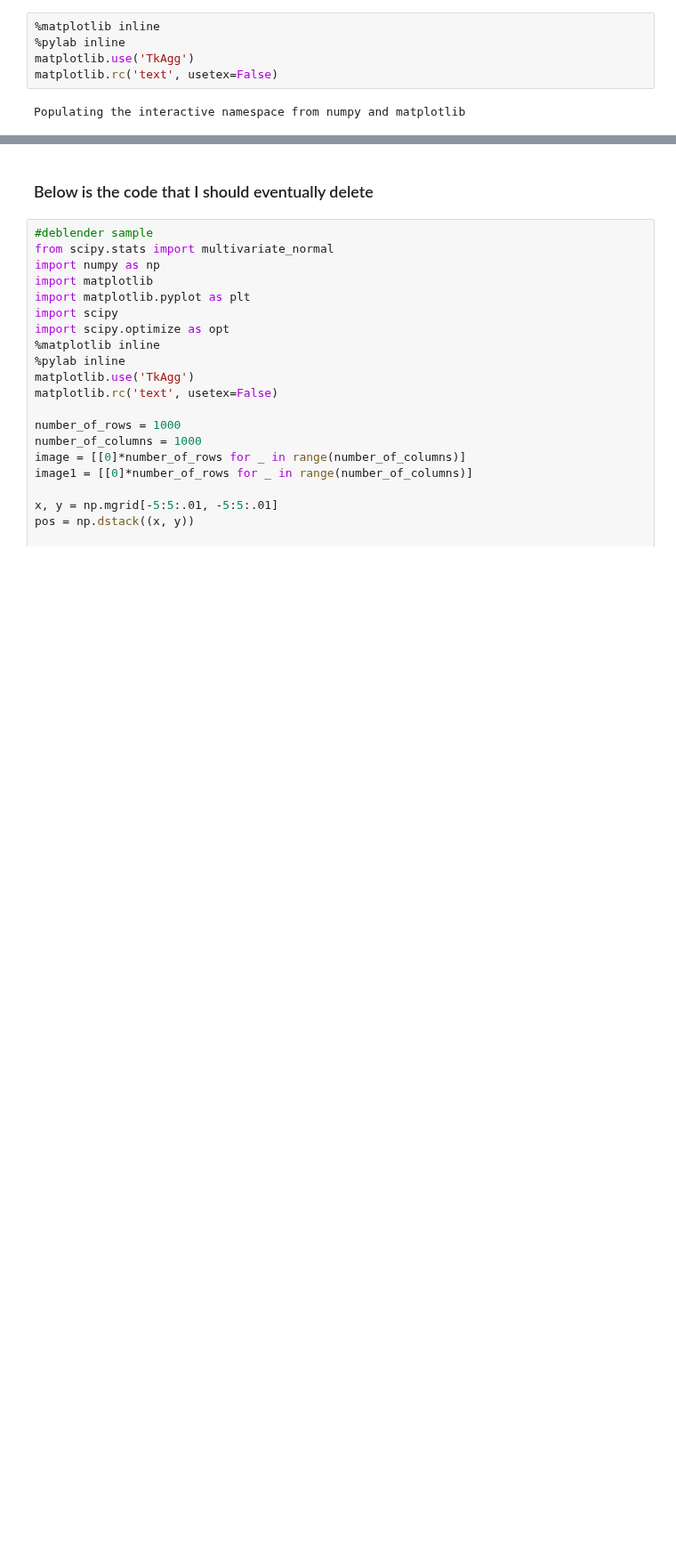
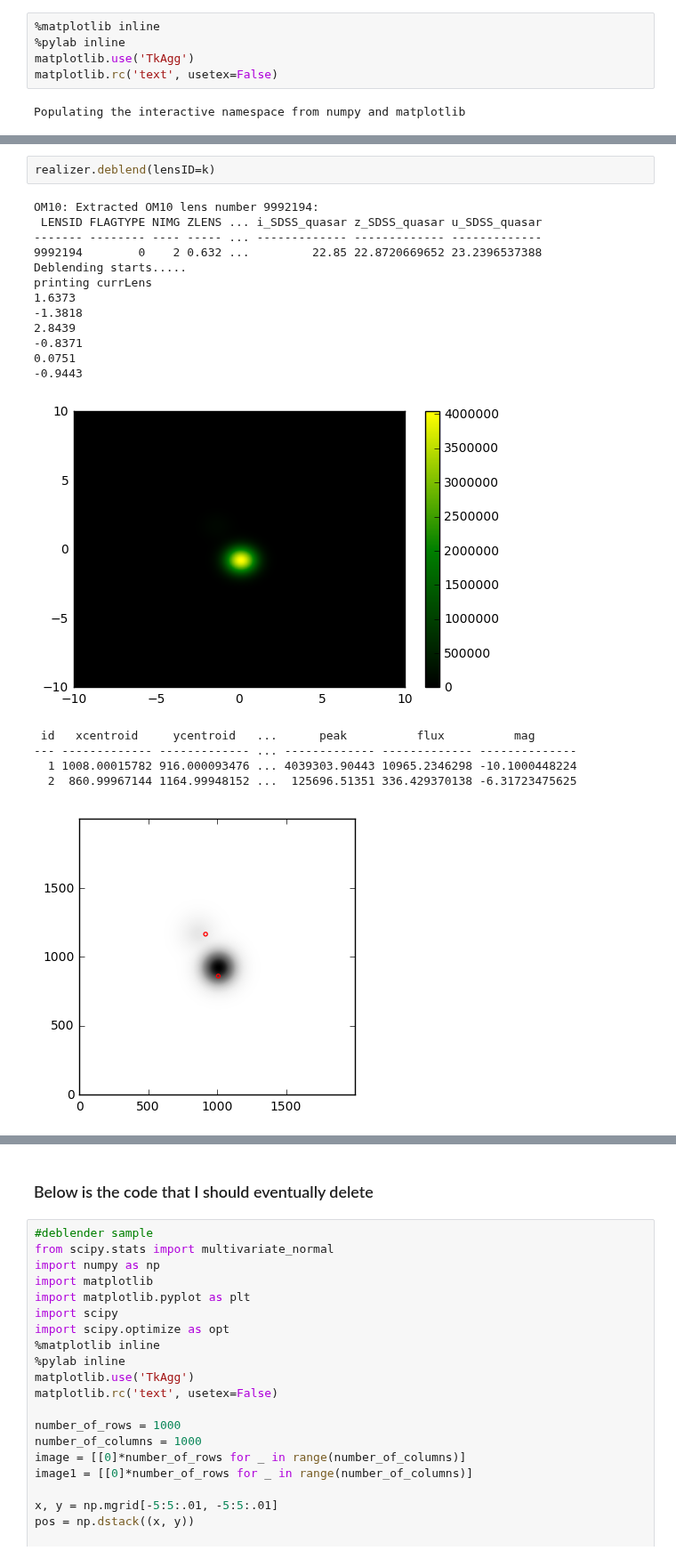
Before and after one commit to jiwoncpark/SLRealizer, a Jupyter notebook: python/desc/slrealizer/deblend_test.ipynb, the cells around one changed output, grey strips where cells are left out. Shown at 89% size. Cells and saved outputs as stored; diff of their text form; blank space fills up the shorter version.

Commit message:
even better deblending

```diff
--- a/python/desc/slrealizer/deblend_test.ipynb
+++ b/python/desc/slrealizer/deblend_test.ipynb
@@ -39,0 +42,21 @@ Number of these with i3 < 22 =  137
+# %%
+realizer.deblend(lensID=k)
+# %% [output]
+OM10: Extracted OM10 lens number 9992194:
+ LENSID FLAGTYPE NIMG ZLENS ... i_SDSS_quasar z_SDSS_quasar u_SDSS_quasar
+------- -------- ---- ----- ... ------------- ------------- -------------
+9992194        0    2 0.632 ...         22.85 22.8720669652 23.2396537388
+Deblending starts.....
+printing currLens
+1.6373
+-1.3818
+2.8439
+-0.8371
+0.0751
+-0.9443
+[figure, added]
+ id   xcentroid     ycentroid   ...      peak          flux          mag
+--- ------------- ------------- ... ------------- ------------- --------------
+  1 1008.00015782 916.000093476 ... 4039303.90443 10965.2346298 -10.1000448224
+  2  860.99967144 1164.99948152 ...  125696.51351 336.429370138 -6.31723475625
+[figure, added]
```
Also changed, not shown: parts of 4 cells of this notebook.
